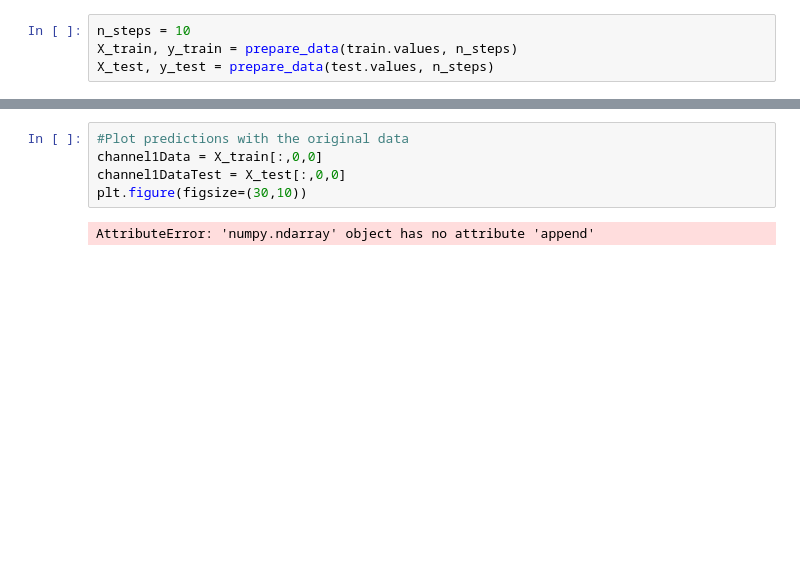
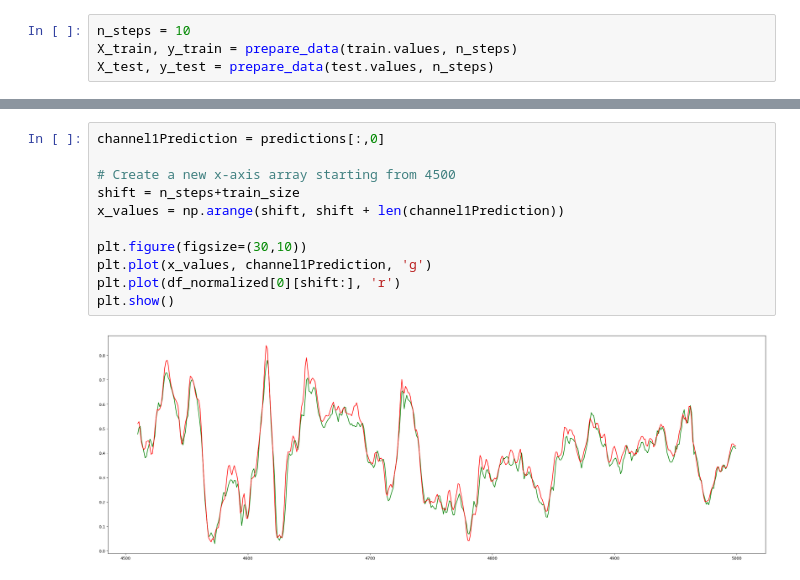
Before and after one commit to giovanni-grieco/ProgettoML, a Jupyter notebook: main/main.ipynb, the cells around one changed output, grey strips where cells are left out. Drawn from its saved outputs; the diff is of its cells as text; blank space fills up the shorter version.

Commit message:
Prediction buona

```diff
--- a/main/main.ipynb
+++ b/main/main.ipynb
@@ -128,7 +197,13 @@ plt.show()
-# %%
-#Plot predictions with the original data
-channel1Data = X_train[:,0,0]
-channel1DataTest = X_test[:,0,0]
-plt.figure(figsize=(30,10))
-# %% [output]
-AttributeError: 'numpy.ndarray' object has no attribute 'append'
+# %%
+channel1Prediction = predictions[:,0]
+
+# Create a new x-axis array starting from 4500
+shift = n_steps+train_size
+x_values = np.arange(shift, shift + len(channel1Prediction))
+
+plt.figure(figsize=(30,10))
+plt.plot(x_values, channel1Prediction, 'g')
+plt.plot(df_normalized[0][shift:], 'r')
+plt.show()
+# %% [output]
+[figure, added]
```
Also changed, not shown: parts of 17 cells of this notebook.
